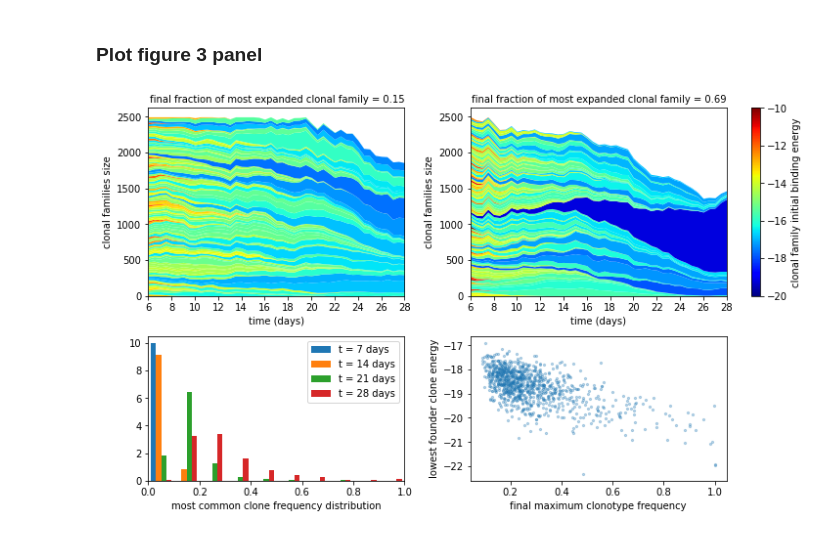
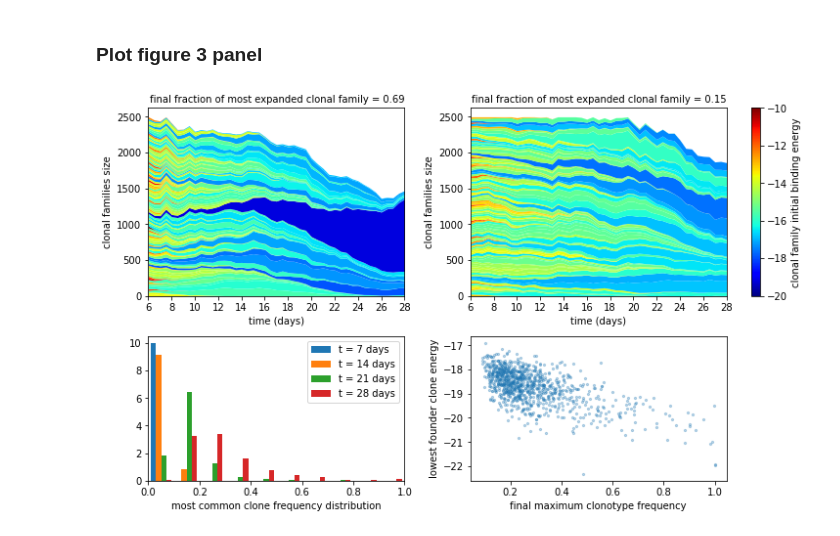
Before and after one commit to mmolari/affinity_maturation, a Jupyter notebook: figure_3.ipynb, the cells around one changed output. Saved outputs shown, nothing was run; the diff lists cells and outputs as text; code cells hidden in the pictures.

```diff
--- a/figure_3.ipynb
+++ b/figure_3.ipynb
@@ -136,33 +136,34 @@ plt.show()
 # %%
 # Global figure setup
 fig, ax = plt.subplots(2,2, figsize=(10,6), gridspec_kw={'height_ratios': [1.3, 1]}, constrained_layout=True)
 
+# high clonal dominance example
+np.random.seed(666)
+ctype_evo_df, ctype_en = stoch_GC_clonotype_evo(par, D_test, T_test)
+mapp = plot_GC_ctype_evo(ax[0,0], ctype_evo_df, ctype_en, cmap_range=[-20,-10])
+
 # low clonal dominance example
 np.random.seed(74)
 ctype_evo_df, ctype_en = stoch_GC_clonotype_evo(par, D_test, T_test)
-plot_GC_ctype_evo(ax[0,0], ctype_evo_df, ctype_en, cmap_range=[-20,-10])
-
-# high clonal dominance example
-np.random.seed(666)
-ctype_evo_df, ctype_en = stoch_GC_clonotype_evo(par, D_test, T_test)
-mapp = plot_GC_ctype_evo(ax[0,1], ctype_evo_df, ctype_en, cmap_range=[-20,-10])
+plot_GC_ctype_evo(ax[0,1], ctype_evo_df, ctype_en, cmap_range=[-20,-10])
 
 # colorbar
 plt.colorbar(mapp, ax=ax[0,:], label='clonal family initial binding energy', aspect=35.)
 
 # frequency histogram
 ax[1,0].hist(freq_mat, bins=bins, density=True, label = [f't = {int(th)} days' for th in t_hist])
 ax[1,0].set_xlabel('most common clone frequency distribution')
 ax[1,0].set_xlim(0,1)
 ax[1,0].legend()
 
 # scatter plot
 ax[1,1].scatter(freq_final, best_en, alpha=0.3, s=5.)
 ax[1,1].set_ylabel('lowest founder clone energy')
 ax[1,1].set_xlabel('final maximum clonotype frequency')
 
 # save gigure and show
 plt.savefig('figures/fig_3/fig_3.pdf')
+plt.savefig('figures/fig_3/fig_3.svg')
 plt.show()
 # %% [output]
-[figure, old version]
+[figure, new version]
```
Also changed, not shown: 8 other files.
